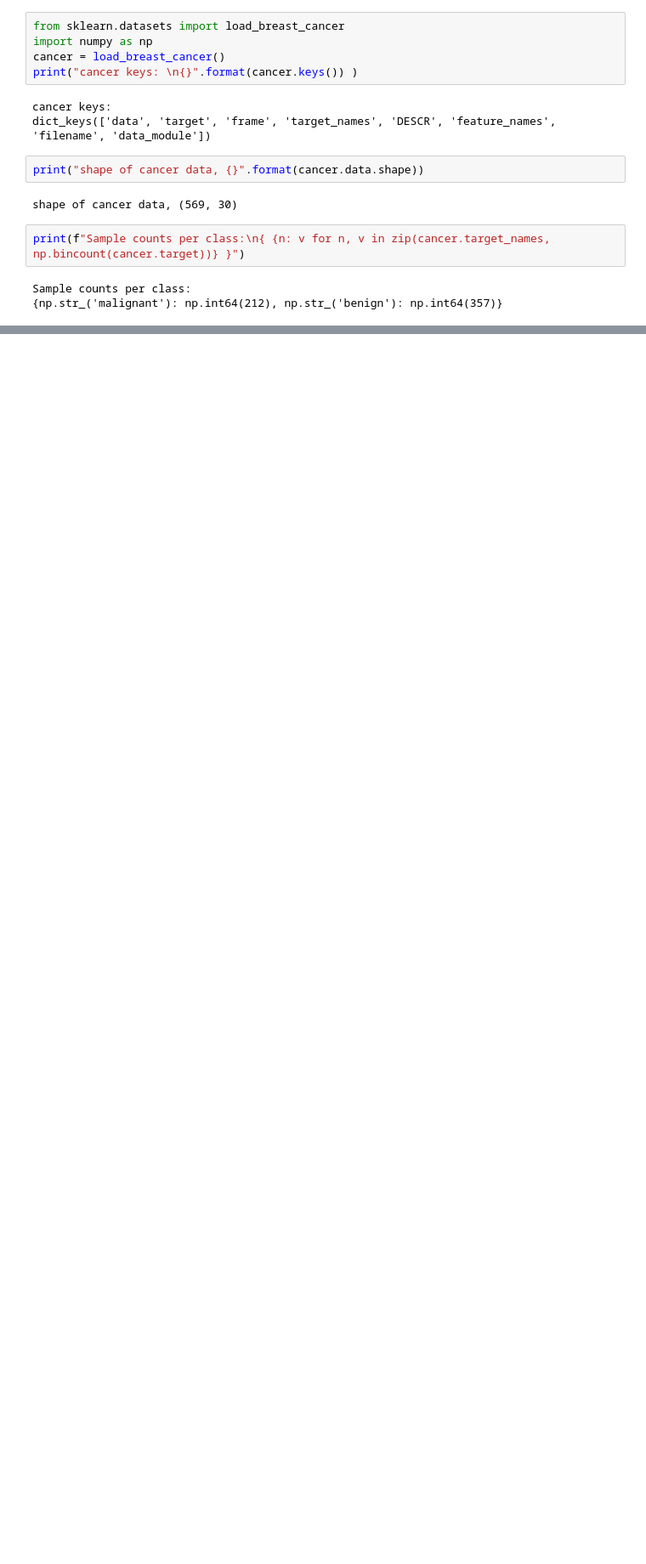
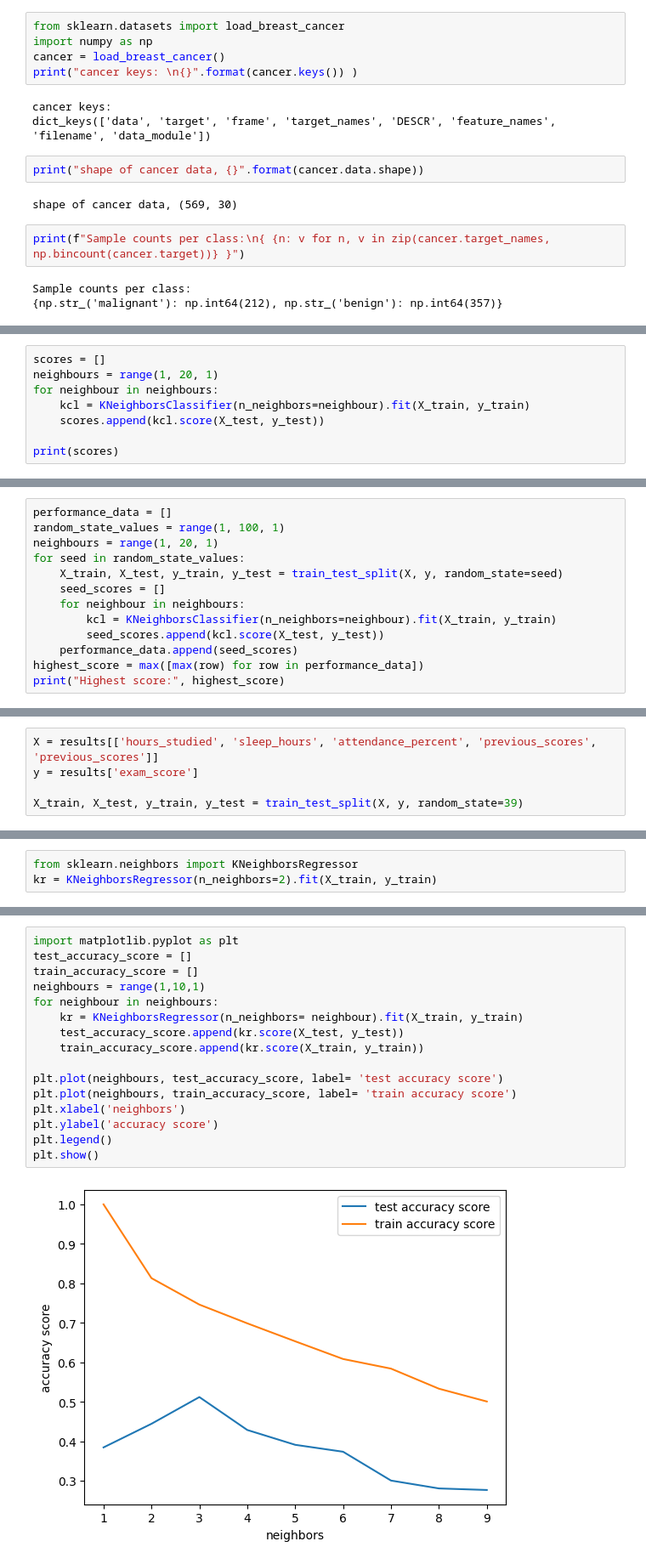
Before and after one commit to soipanhamisi/machine-learing-and-big-data-repo, a Jupyter notebook: sampleDatasets.ipynb, the cells around one changed output, grey strips where cells are left out. Shown at 85% size. Saved outputs shown, nothing was run; the diff lists cells and outputs as text; blank space fills up the shorter version.

```diff
--- a/sampleDatasets.ipynb
+++ b/sampleDatasets.ipynb
@@ -62,0 +146,8 @@ Sample counts per class:
+# %%
+scores = []
+neighbours = range(1, 20, 1)
+for neighbour in neighbours:
+    kcl = KNeighborsClassifier(n_neighbors=neighbour).fit(X_train, y_train)
+    scores.append(kcl.score(X_test, y_test))
+
+print(scores)
@@ -62,0 +156,13 @@ Sample counts per class:
+# %%
+performance_data = []
+random_state_values = range(1, 100, 1)
+neighbours = range(1, 20, 1)
+for seed in random_state_values:
+    X_train, X_test, y_train, y_test = train_test_split(X, y, random_state=seed)
+    seed_scores = []
+    for neighbour in neighbours:
+        kcl = KNeighborsClassifier(n_neighbors=neighbour).fit(X_train, y_train)
+        seed_scores.append(kcl.score(X_test, y_test))
+    performance_data.append(seed_scores)
+highest_score = max([max(row) for row in performance_data])
+print("Highest score:", highest_score)
@@ -62,0 +192,5 @@ Sample counts per class:
+# %%
+X = results[['hours_studied', 'sleep_hours', 'attendance_percent', 'previous_scores', 'previous_scores']]
+y = results['exam_score']
+
+X_train, X_test, y_train, y_test = train_test_split(X, y, random_state=39)
@@ -62,0 +206,3 @@ Sample counts per class:
+# %%
+from sklearn.neighbors import KNeighborsRegressor
+kr = KNeighborsRegressor(n_neighbors=2).fit(X_train, y_train)
@@ -62,0 +215,18 @@ Sample counts per class:
+# %%
+import matplotlib.pyplot as plt
+test_accuracy_score = []
+train_accuracy_score = []
+neighbours = range(1,10,1)
+for neighbour in neighbours:
+    kr = KNeighborsRegressor(n_neighbors= neighbour).fit(X_train, y_train)
+    test_accuracy_score.append(kr.score(X_test, y_test))
+    train_accuracy_score.append(kr.score(X_train, y_train))
+
+plt.plot(neighbours, test_accuracy_score, label= 'test accuracy score')
+plt.plot(neighbours, train_accuracy_score, label= 'train accuracy score')
+plt.xlabel('neighbors')
+plt.ylabel('accuracy score')
+plt.legend()
+plt.show()
+# %% [output]
+[figure, added]
```
Also changed, not shown: parts of 21 cells of this notebook, 1 other file.
